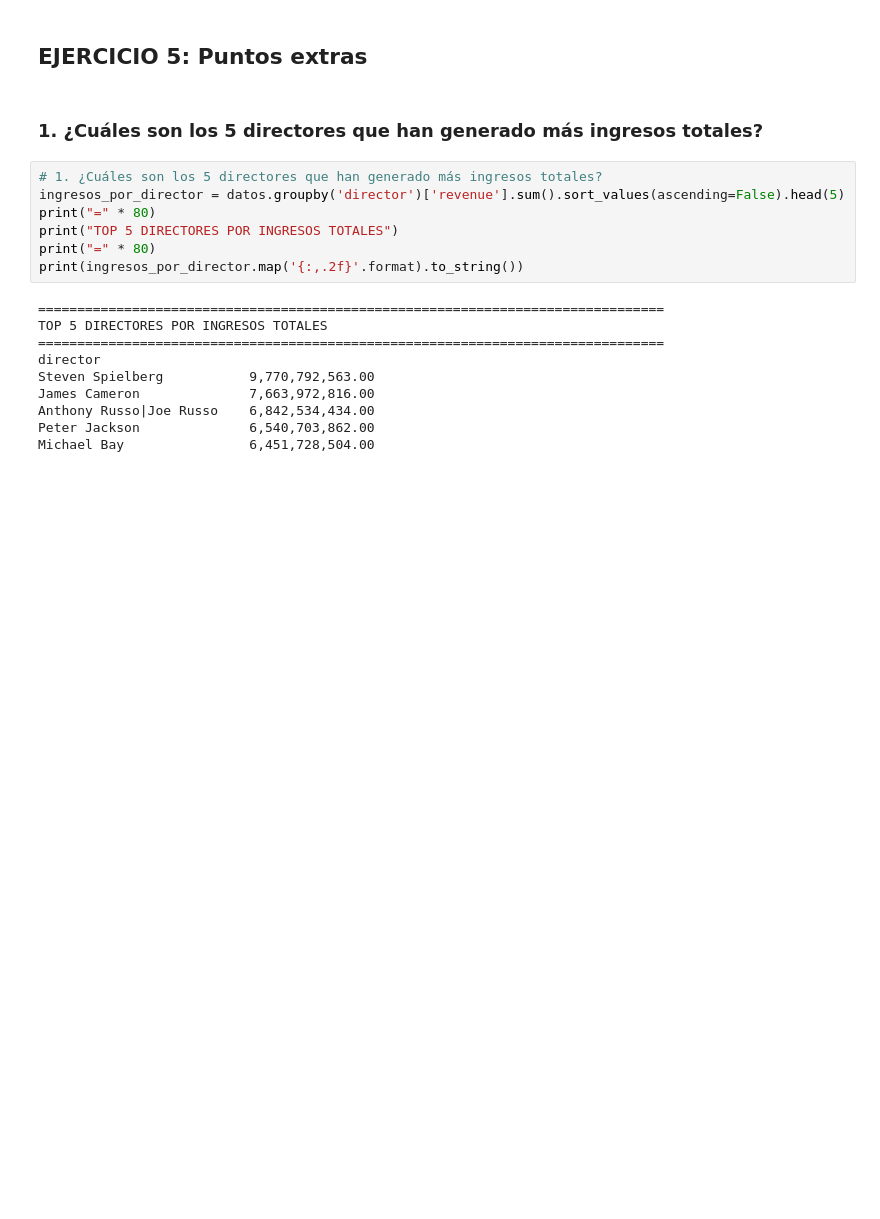
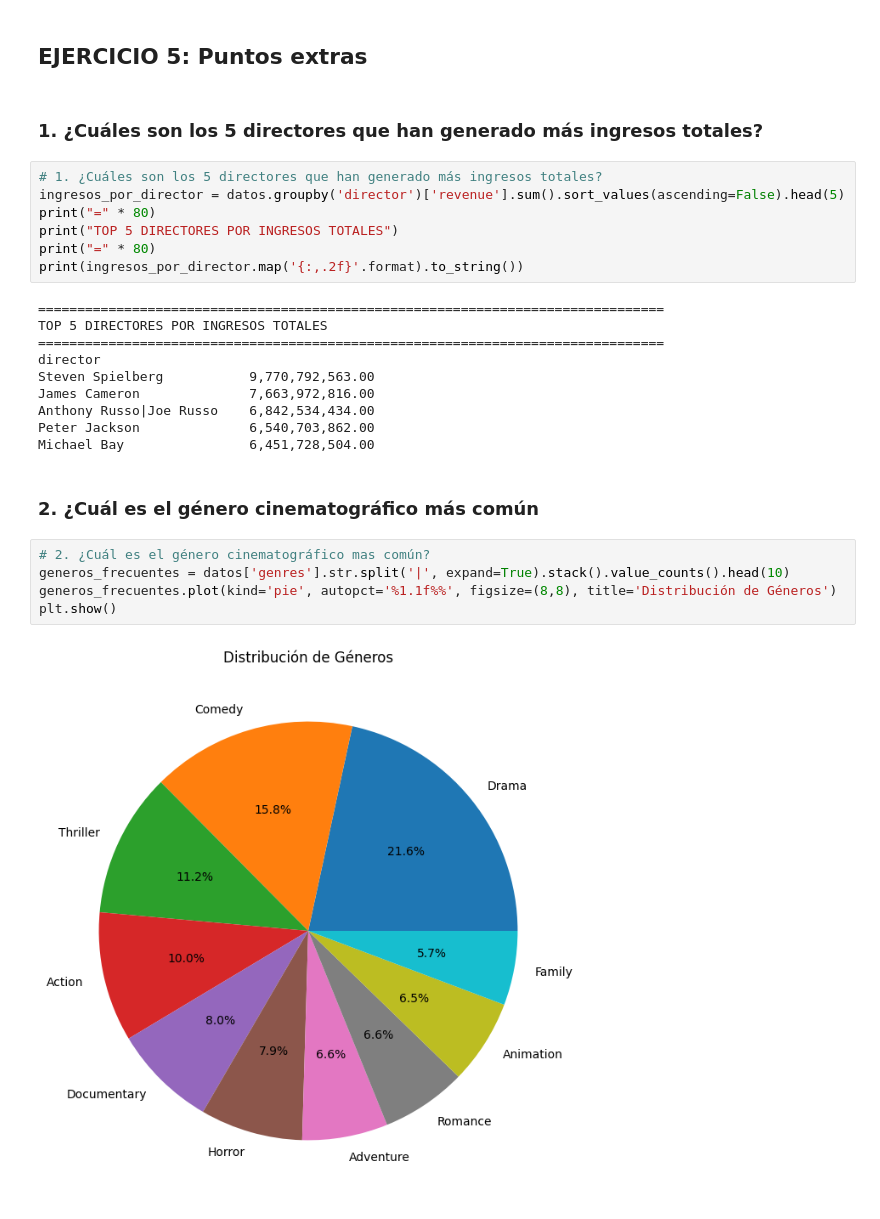
Before and after one commit to jcdiegolopez/MD-LAB01, a Jupyter notebook: main.ipynb, the cells around one changed output. Drawn from its saved outputs; the diff is of its cells as text; blank space fills up the shorter version.

```diff
--- a/main.ipynb
+++ b/main.ipynb
@@ -1425,3 +1425,12 @@ James Cameron              7,663,972,816.00
 Anthony Russo|Joe Russo    6,842,534,434.00
 Peter Jackson              6,540,703,862.00
 Michael Bay                6,451,728,504.00
+# %% [markdown]
+### 2. ¿Cuál es el género cinematográfico más común
+# %%
+# 2. ¿Cuál es el género cinematográfico mas común?
+generos_frecuentes = datos['genres'].str.split('|', expand=True).stack().value_counts().head(10)
+generos_frecuentes.plot(kind='pie', autopct='%1.1f%%', figsize=(8,8), title='Distribución de Géneros')
+plt.show()
+# %% [output]
+[figure, added]
```
